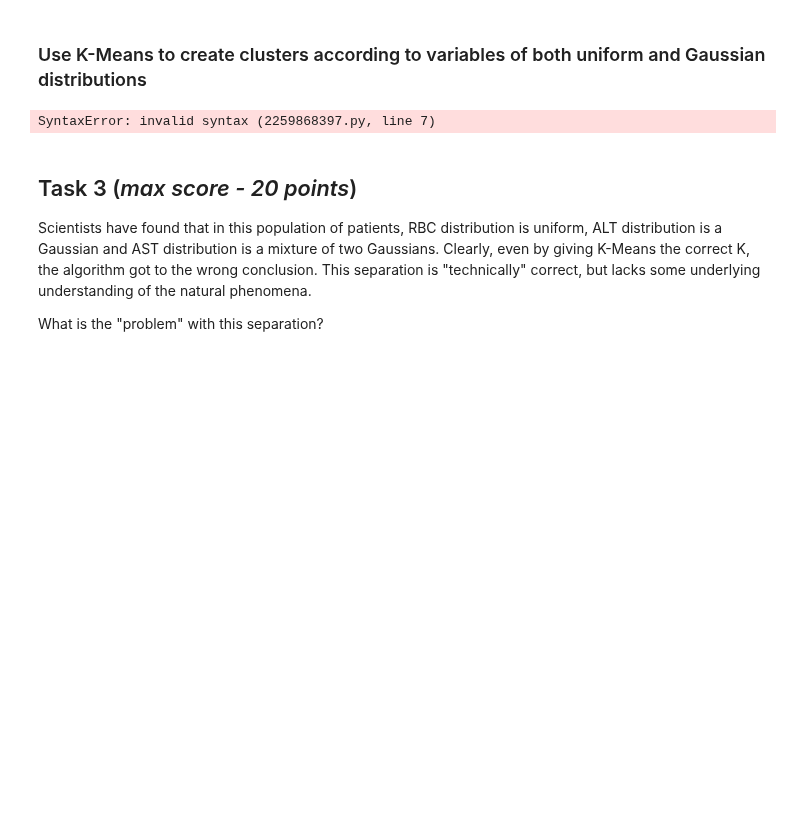
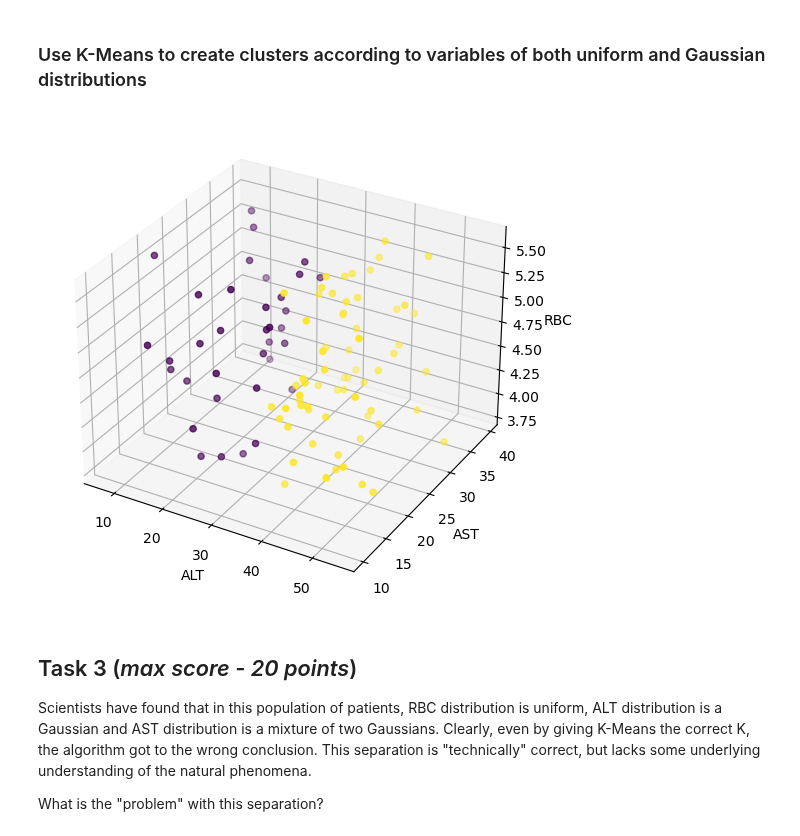
Before and after one commit to tryko/y_data_Itay_asaf_, a Jupyter notebook: Unsupervised_Learning/week_1/HW1_Clustering_ASAF.ipynb, the cells around one changed output. Drawn from its saved outputs; the diff is of its cells as text; code cells hidden in the pictures; blank space fills up the shorter version.

```diff
--- a/Unsupervised_Learning/week_1/HW1_Clustering_ASAF.ipynb
+++ b/Unsupervised_Learning/week_1/HW1_Clustering_ASAF.ipynb
@@ -272,16 +266,16 @@ def plot_Silhouette(X, y, num_clusters):
 # %%
 # Retrieve the ALT, AST and RBC column values from the dataset to cluster
 variables2 = ["ALT","AST","RBC"]
 EMR3d2 = sheet1.loc[:, variables2].values
 
 # Run the K-Means algorithm
 # NOTICE, this time, we know that the correct number of clusters is 2
-y_pred_KMeans2 = # YOUR CODE HERE
+y_pred_KMeans2 = KMeans(2).fit(EMR3d2).predict(EMR3d2)
 
 # Make a 3D chart
 make_chart(EMR3d2, y_pred_KMeans2, variables2)
 # %% [output]
-SyntaxError: invalid syntax (2259868397.py, line 7)
+[figure, added]
 # %% [markdown]
 ## Task 3 (_max score - 20 points_)
 Scientists have found that in this population of patients, RBC distribution is uniform, ALT distribution is a Gaussian and AST distribution is a mixture of two Gaussians. Clearly, even by giving K-Means the correct K, the algorithm got to the wrong conclusion. This separation is "technically" correct, but lacks some underlying understanding of the natural phenomena.
```
Also changed, not shown: parts of 8 cells of this notebook.
